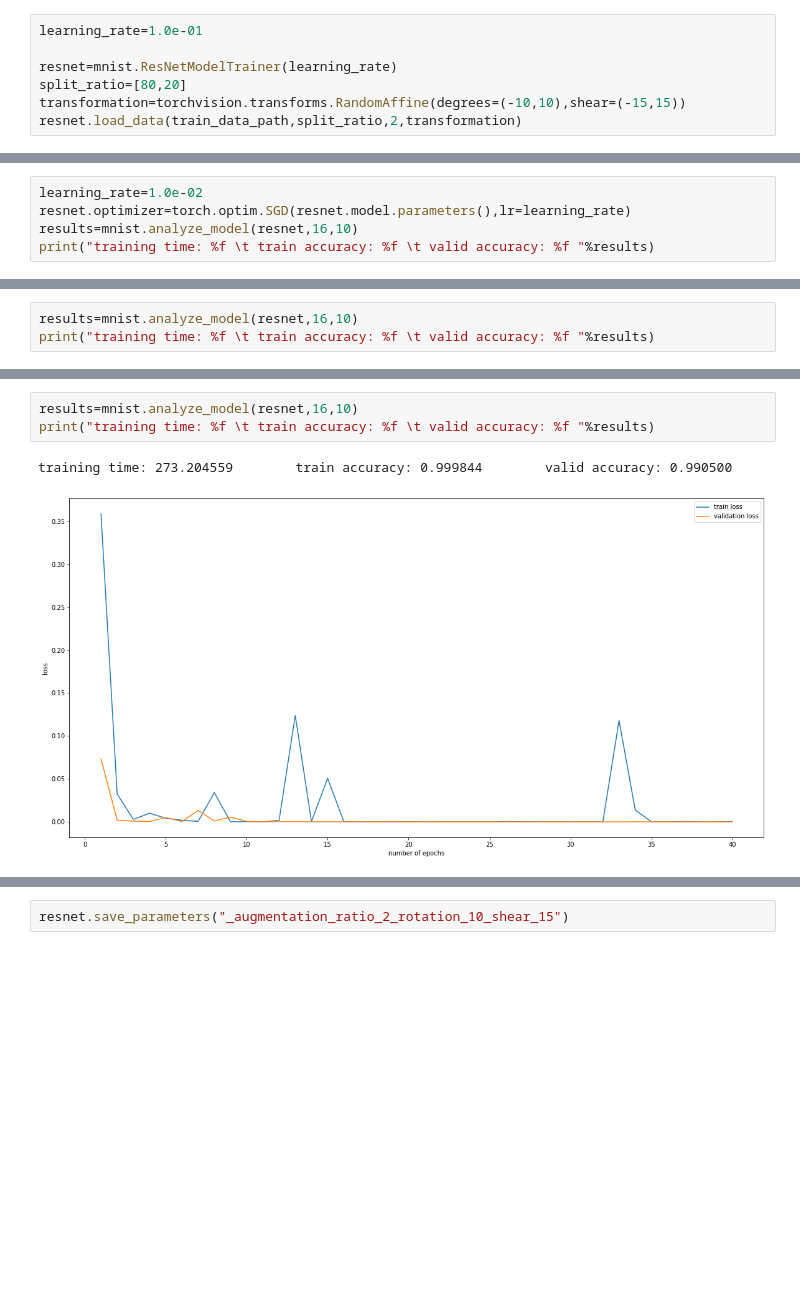
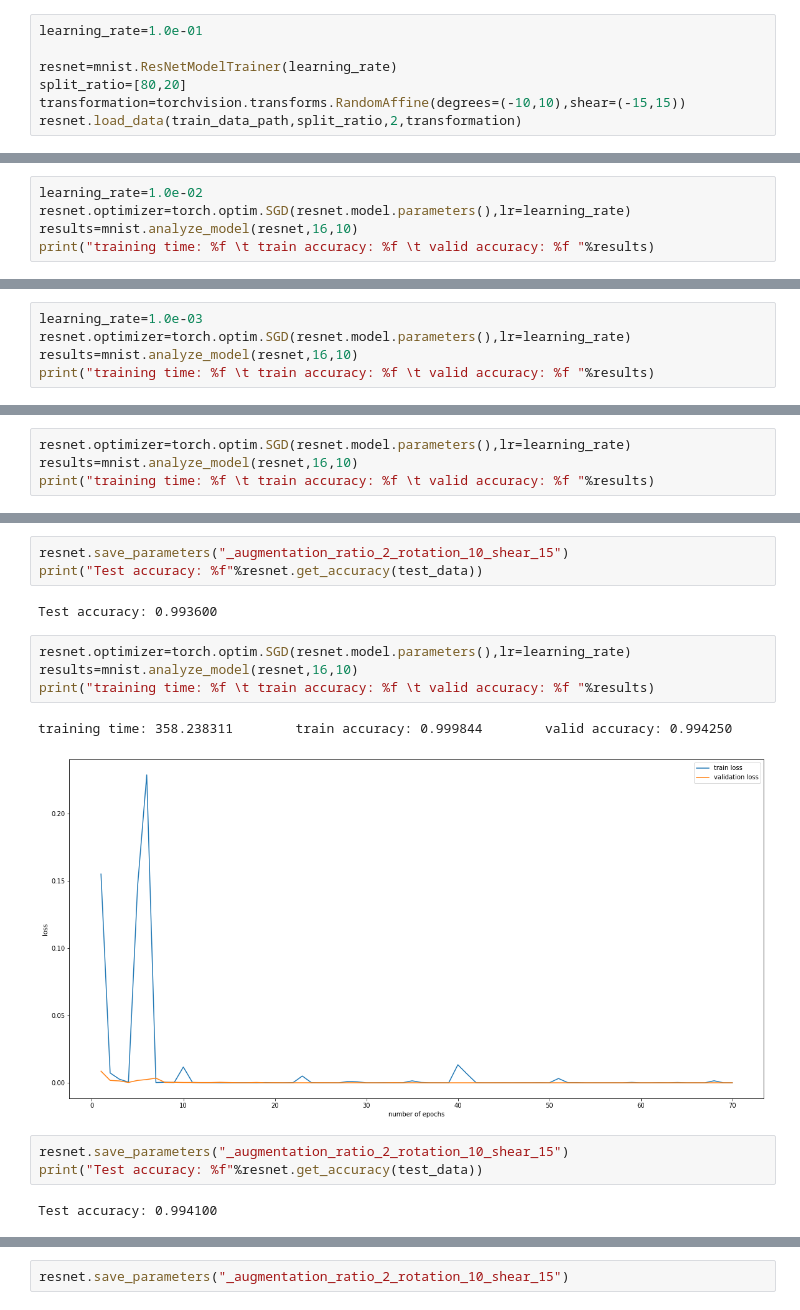
Before and after one commit to Marcin-Kisielowski/MNIST, a Jupyter notebook: mnist-resnet18.ipynb, the cells around one changed output, grey strips where cells are left out. Drawn from its saved outputs; the diff is of its cells as text; blank space fills up the shorter version.

```diff
--- a/mnist-resnet18.ipynb
+++ b/mnist-resnet18.ipynb
@@ -177,0 +178,5 @@ training time: 271.599299        train accuracy: 0.996406        valid accuracy:
+# %%
+learning_rate=1.0e-02
+resnet.optimizer=torch.optim.SGD(resnet.model.parameters(),lr=learning_rate)
+results=mnist.analyze_model(resnet,16,10)
+print("training time: %f \t train accuracy: %f \t valid accuracy: %f "%results)
@@ -190,5 +208,5 @@ training time: 272.260421        train accuracy: 0.999281        valid accuracy:
 # %%
-learning_rate=1.0e-02
+learning_rate=1.0e-03
 resnet.optimizer=torch.optim.SGD(resnet.model.parameters(),lr=learning_rate)
 results=mnist.analyze_model(resnet,16,10)
 print("training time: %f \t train accuracy: %f \t valid accuracy: %f "%results)
@@ -195,4 +221,5 @@ print("training time: %f \t train accuracy: %f \t valid accuracy: %f "%results)
 # %%
+resnet.optimizer=torch.optim.SGD(resnet.model.parameters(),lr=learning_rate)
 results=mnist.analyze_model(resnet,16,10)
 print("training time: %f \t train accuracy: %f \t valid accuracy: %f "%results)
 # %% [output]
@@ -201,7 +228,18 @@ training time: 275.111770        train accuracy: 0.999531        valid accuracy:
+# %%
+resnet.save_parameters("_augmentation_ratio_2_rotation_10_shear_15")
+print("Test accuracy: %f"%resnet.get_accuracy(test_data))
+# %% [output]
+Test accuracy: 0.993600
 # %%
+resnet.optimizer=torch.optim.SGD(resnet.model.parameters(),lr=learning_rate)
 results=mnist.analyze_model(resnet,16,10)
 print("training time: %f \t train accuracy: %f \t valid accuracy: %f "%results)
 # %% [output]
-training time: 273.204559        train accuracy: 0.999844        valid accuracy: 0.990500
+training time: 358.238311        train accuracy: 0.999844        valid accuracy: 0.994250
-[figure, old version]
+[figure, new version]
+# %%
+resnet.save_parameters("_augmentation_ratio_2_rotation_10_shear_15")
+print("Test accuracy: %f"%resnet.get_accuracy(test_data))
+# %% [output]
+Test accuracy: 0.994100
 # %%
```
Also changed, not shown: parts of 25 cells of this notebook.
